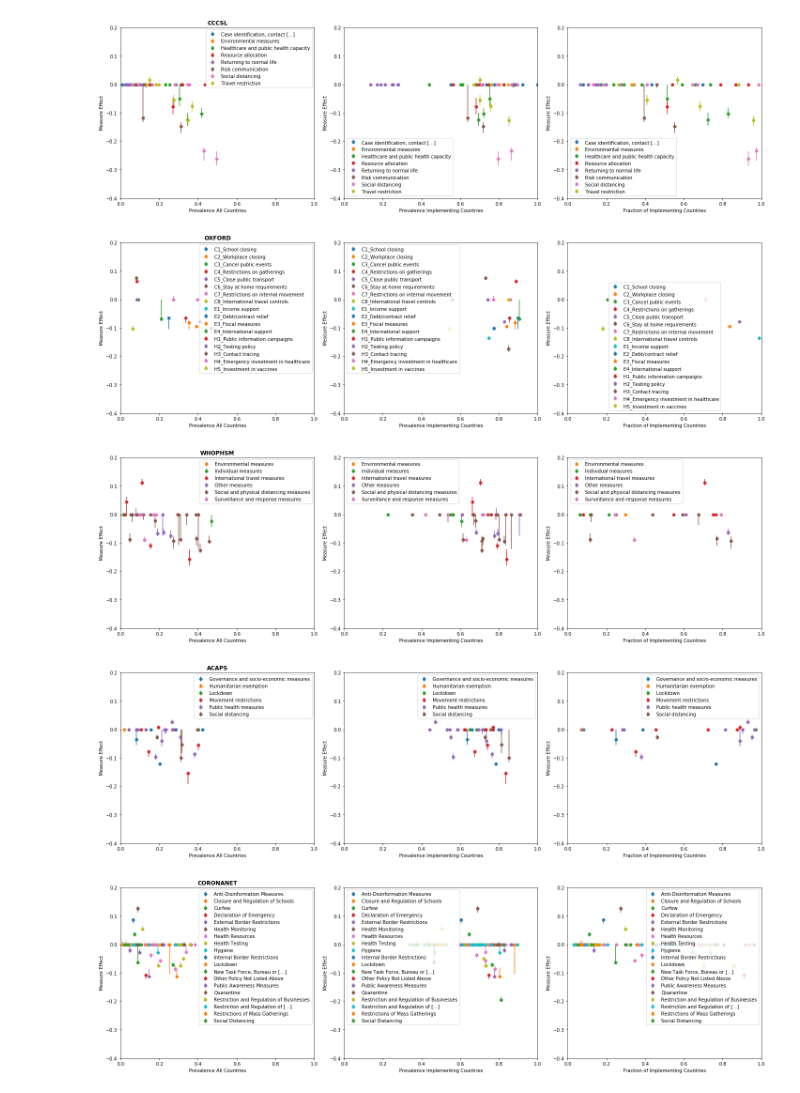
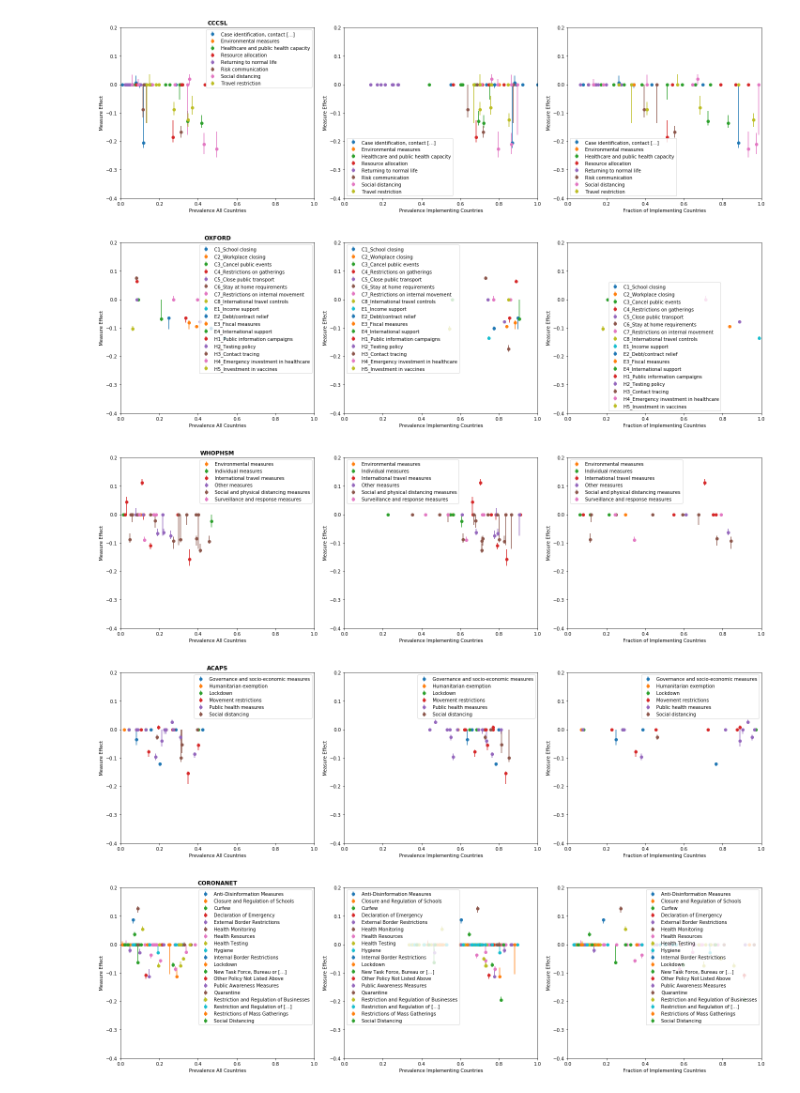
Before and after one commit to lukasgeyrhofer/corona, a Jupyter notebook: NPI measure effects.ipynb, the cells around one changed output. Saved outputs shown, nothing was run; the diff lists cells and outputs as text; code cells hidden in the pictures.

```diff
--- a/NPI measure effects.ipynb
+++ b/NPI measure effects.ipynb
@@ -66,10 +68,10 @@ cv_hitcovid.RunCV(shiftdaylist=shiftdaylist,alphalist = alphalist, crossvalcount
 # %%
-# rather load from external files
+# ... rather load from external files
 
-cv_cccsl = pickle.load(open('pickle/cv_cccsl_200823.pickle','rb'))
-cv_oxford = pickle.load(open('pickle/cv_oxford_200823.pickle','rb'))
-cv_whophsm = pickle.load(open('pickle/cv_whophsm_200823.pickle','rb'))
-cv_acaps = pickle.load(open('pickle/cv_acaps_200823.pickle','rb'))
-cv_coronanet = pickle.load(open('pickle/cv_coronanet_200823.pickle','rb'))
-cv_hitcovid = pickle.load(open('pickle/cv_hitcovid_200823.pickle','rb'))
+cv_cccsl     = pickle.load(open('pickle/cv_cccsl_200831.pickle','rb'))
+cv_oxford    = pickle.load(open('pickle/cv_oxford_200831.pickle','rb'))
+cv_whophsm   = pickle.load(open('pickle/cv_whophsm_200831.pickle','rb'))
+cv_acaps     = pickle.load(open('pickle/cv_acaps_200831.pickle','rb'))
+cv_coronanet = pickle.load(open('pickle/cv_coronanet_200831.pickle','rb'))
+cv_hitcovid  = pickle.load(open('pickle/cv_hitcovid_200831.pickle','rb'))
 # %%
@@ -142,12 +144,12 @@ cv_hitcovid.FinalMeasureEffects(additional_columns=['mean','std'], rescale = Fal
 # %%
-cv_cccsl.PlotPrevalenceEffects(title = 'CCCSL', ylim=(-.4,.2), filename = 'prevalenceeffects_cccsl_200823.pdf')
-cv_oxford.PlotPrevalenceEffects(title = 'OXFORD', ylim=(-.4,.2), filename = 'prevalenceeffects_oxford_200823.pdf')
-cv_whophsm.PlotPrevalenceEffects(title = 'WHOPHSM', ylim=(-.4,.2), filename = 'prevalenceeffects_whophsm_200823.pdf')
-cv_acaps.PlotPrevalenceEffects(title = 'ACAPS', ylim=(-.4,.2), filename = 'prevalenceeffects_acaps_200823.pdf')
-cv_coronanet.PlotPrevalenceEffects(title = 'CORONANET', ylim=(-.4,.2), filename = 'prevalenceeffects_coronanet_200823.pdf')
-cv_hitcovid.PlotPrevalenceEffects(title = 'HITCOVID', ylim=(-.4,.2), filename = 'prevalenceeffects_hitcovid_200823.pdf')
+cv_cccsl.PlotPrevalenceEffects    (title = 'CCCSL',     ylim = (-.4,.2), filename = 'prevalenceeffects_cccsl_200831.pdf')
+cv_oxford.PlotPrevalenceEffects   (title = 'OXFORD',    ylim = (-.4,.2), filename = 'prevalenceeffects_oxford_200831.pdf')
+cv_whophsm.PlotPrevalenceEffects  (title = 'WHOPHSM',   ylim = (-.4,.2), filename = 'prevalenceeffects_whophsm_200831.pdf')
+cv_acaps.PlotPrevalenceEffects    (title = 'ACAPS',     ylim = (-.4,.2), filename = 'prevalenceeffects_acaps_200831.pdf')
+cv_coronanet.PlotPrevalenceEffects(title = 'CORONANET', ylim = (-.4,.2), filename = 'prevalenceeffects_coronanet_200831.pdf')
+cv_hitcovid.PlotPrevalenceEffects (title = 'HITCOVID',  ylim = (-.4,.2), filename = 'prevalenceeffects_hitcovid_200831.pdf')
 # %% [output]
-[figure, old version]
+[figure, new version]
 [figure]
 [figure]
 [figure]
```
Also changed, not shown: parts of 9 cells of this notebook.
